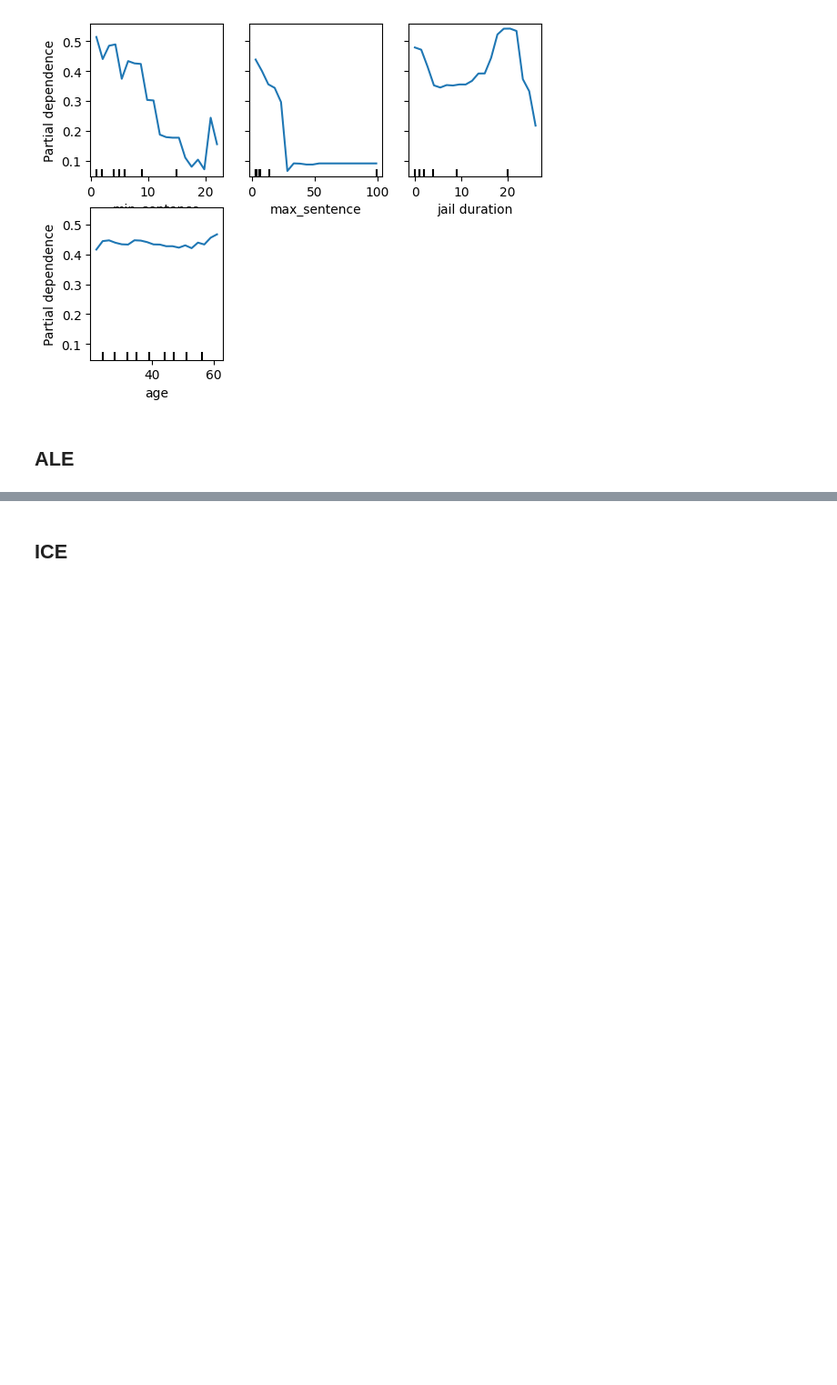
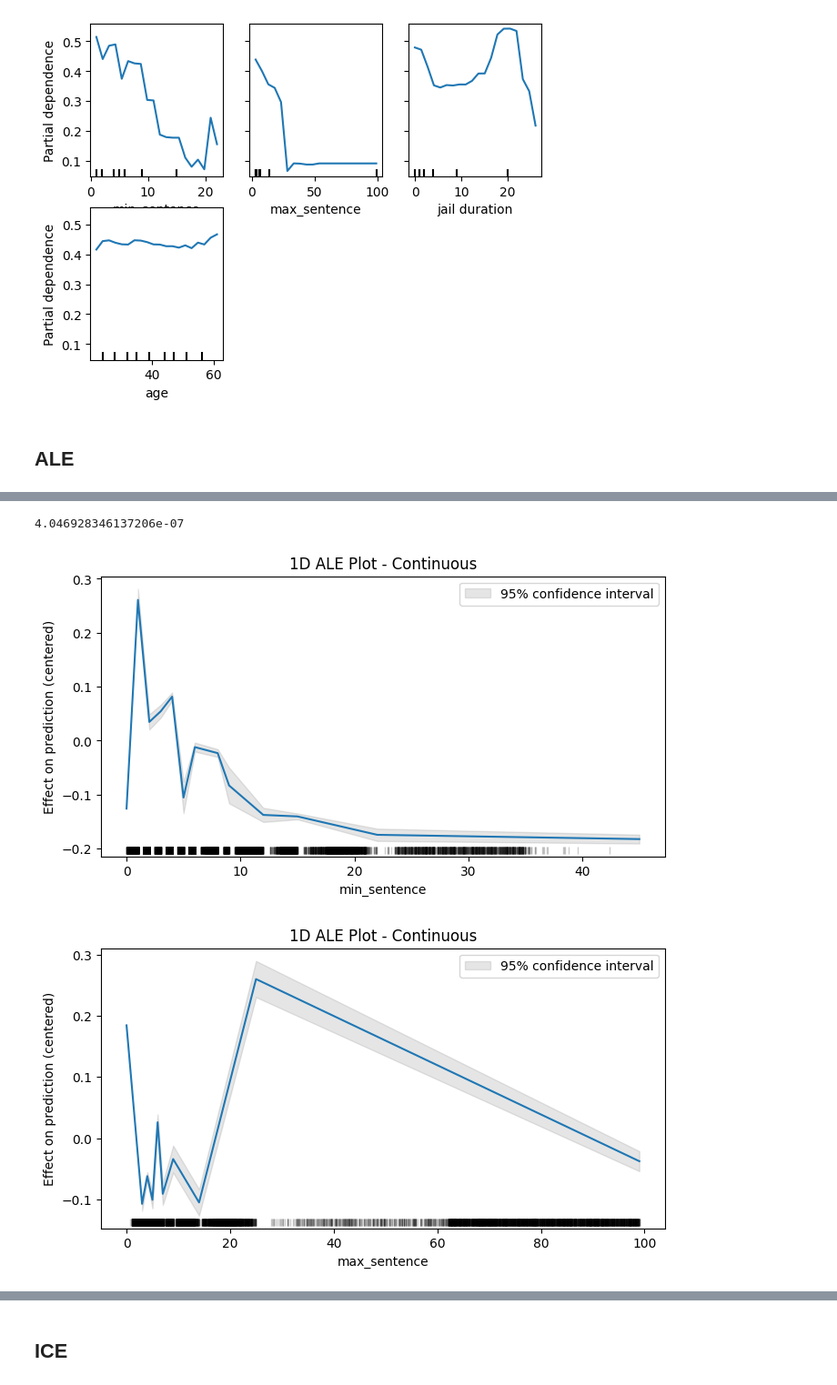
Before and after one commit to Idrissben/Interpretable-jimams, a Jupyter notebook: notebooks/global_interpretability.ipynb, the cells around one changed output, grey strips where cells are left out. Shown at 91% size. Drawn from its saved outputs; the diff is of its cells as text; code cells hidden in the pictures; blank space fills up the shorter version.

```diff
--- a/notebooks/global_interpretability.ipynb
+++ b/notebooks/global_interpretability.ipynb
@@ -61,18 +61,26 @@ plt.show()
 [figure]
 # %% [markdown]
 ## ALE
-# %%
-import pickle
-import matplotlib.pyplot as plt
-from alepython import ale_plot
-
-# Load the model from the .pkl file
-xgb_classifier = pickle.load(open("../model.pkl", "rb"))
-
-# Define the feature names for which you want to plot the ALE
-features_to_plot = ['min_sentence', 'max_sentence', 'jail_duration', 'parole board interview type_INITIAL']
-
-# Create ALE plots for the selected features
-for feature in features_to_plot:
-    ale_plot(xgb_classifier, df, feature, bins=20)
-    plt.show()
+# %%
+from codecarbon import EmissionsTracker
+tracker = EmissionsTracker()
+tracker.start()
+
+from PyALE import ale
+
+features = ['min_sentence', 'max_sentence', 'jail duration', 'age']
+X_sample = X_train[:1000]
+for feature in features :
+    ale_contin = ale(
+        X=X_train,
+        model=xgb_classifier,
+        feature=[feature],
+        feature_type="continuous",
+        grid_size=20,
+        include_CI=True,
+        C=0.95,
+    )
+
+emissions: float = tracker.stop()
+print(emissions)
+# %% [output]
@@ -78,0 +105,3 @@ for feature in features_to_plot:
+4.046928346137206e-07
+[figure, added]
+[figure, added]
```
Also changed, not shown: parts of 2 cells of this notebook.
